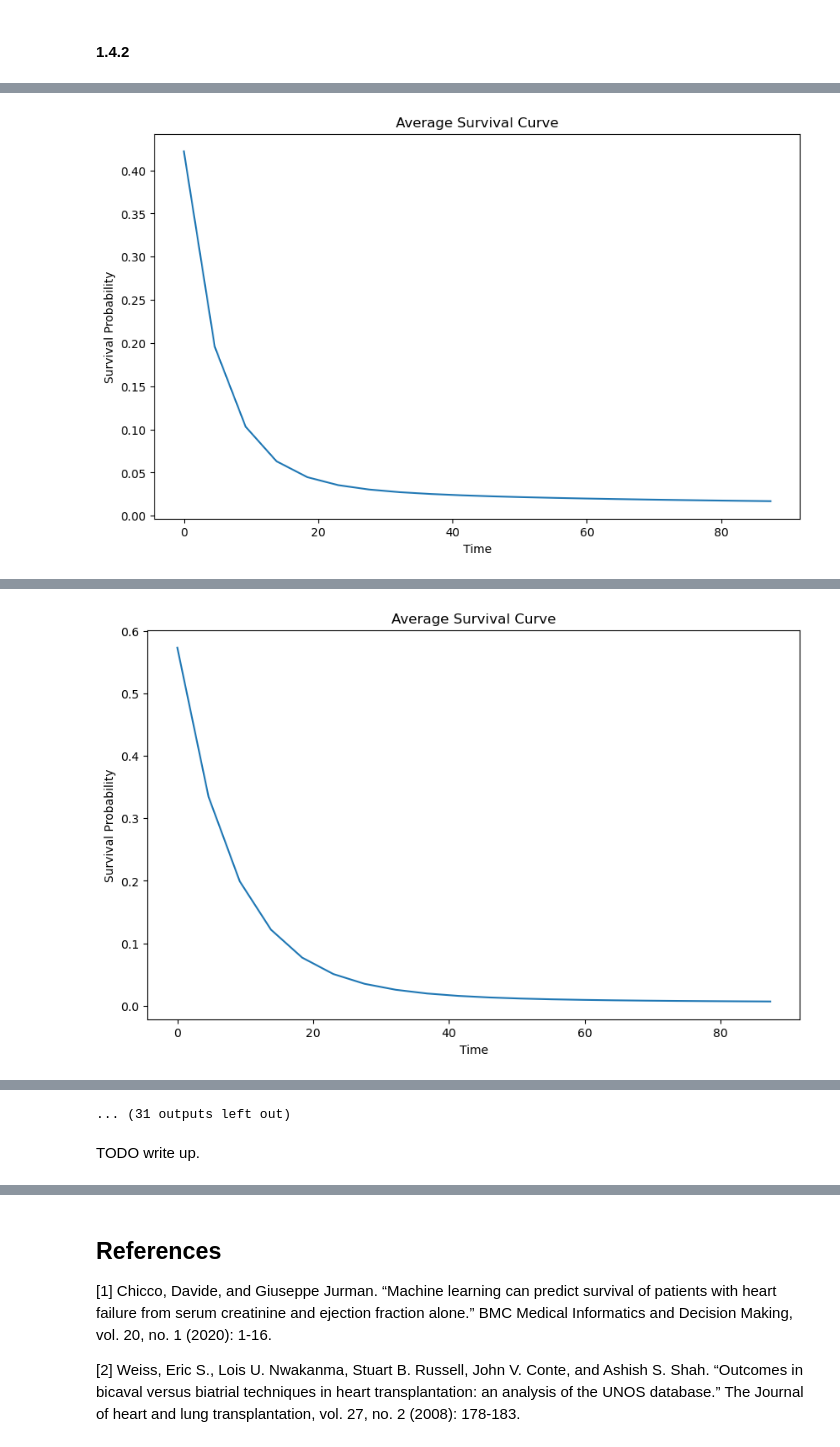
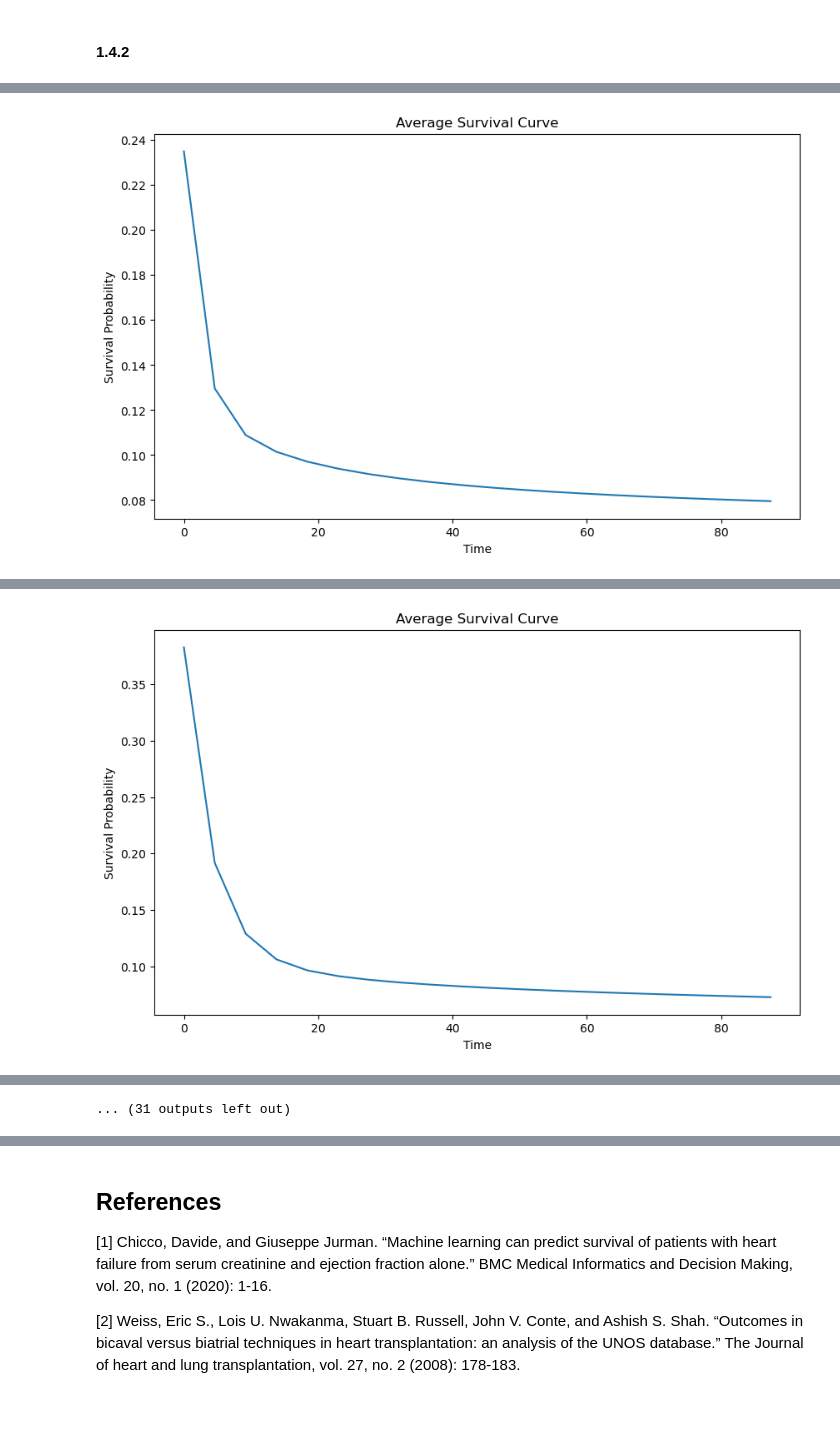
Before and after one commit to frances-dean/cph-200b, a Jupyter notebook: Proiect 1/Dean_PSet1_CPH200B.ipynb, the cells around one changed output, grey strips where cells are left out. Cells and saved outputs as stored; diff of their text form; code cells hidden in the pictures; blank space fills up the shorter version.

Commit message:
models no longer work...

```diff
--- a/Proiect 1/Dean_PSet1_CPH200B.ipynb
+++ b/Proiect 1/Dean_PSet1_CPH200B.ipynb
@@ -515,11 +510,11 @@ Ahmed, for easy testing of concordance on new data:
 # test["most_rcnt_creat"] = (test["most_rcnt_creat"] - test["most_rcnt_creat"].mean()) / test["most_rcnt_creat"].std()
 # test["init_bmi_calc"] = (test["init_bmi_calc"] - test["init_bmi_calc"].mean()) / test["init_bmi_calc"].std()
 
-# DeepSurvivalModel = SurvivalModel(df = test, covariates = patient_variables)
-# DeepSurvivalModel.load_state_dict(torch.load('deep_survival_model_weights_2_2_2025.pth'))
+DeepSurvivalModel = SurvivalModel(df = test, covariates = patient_variables)
+DeepSurvivalModel.load_state_dict(torch.load('deep_survival_model_weights_2_2_2025.pth'))
 
-# # Calculate concordance index
-# print(f'Concordance index on new data: {DeepSurvivalModel.concordance_index(test)}')
+# Calculate concordance index
+print(f'Concordance index on new data: {DeepSurvivalModel.faster_concordance_index(test)}')
 
-# # Plot average curve
-# DeepSurvivalModel.plot_average_survival(test)
+# Plot average curve
+DeepSurvivalModel.plot_average_survival(test)
@@ -723,21 +727,20 @@ for pycox_dataset in ['gbsg', 'metabric', 'nwtco', 'support', 'flchain']:
     domain_adaptation_model = DomainClassifier(input_dim=len(covariates))
 
 
-    domain_adaptation_model.fit(X = train_df[covariates], y = train_df[event_col], epochs=20, batch_size=len(train_df))
+    domain_adaptation_model.fit(X = train_df[covariates], y = train_df[event_col], epochs=100, batch_size=len(train_df))
     print(f'Domain classifier trained. AUC on test: {domain_adaptation_model.get_auc(test_df[covariates], test_df[event_col])}')
 
     print(f'Training deep survival model for {pycox_dataset} dataset...')
     DeepSurvivalModel = SurvivalModel(df = df, covariates = covariates,
                                       censor_col='censor_col', time_col=duration_col,
-                                      hidden_dims = [8, 8],
-                                        num_layers = [2, 2],
-                                        use_bn = True,
+                                      loss='partial_log_likelihood',
                                       domain_adapatation_model = domain_adaptation_model)
     DeepSurvivalModel.fit(epochs = 100, batch_size=len(df))
     print('Deep survival model trained.')
 
     print(f'Concordance index for {pycox_dataset} test dataset:')
-    print(DeepSurvivalModel.concordance_index(test_df))
+
+    print(DeepSurvivalModel.faster_concordance_index(test_df))
     DeepSurvivalModel.plot_average_survival(test_df)
 
     # Seems like this framework would do better if we didn't augment data ... so also try:
@@ -767,15 +770,13 @@ for pycox_dataset in ['gbsg', 'metabric', 'nwtco', 'support', 'flchain']:
     print(f'Training deep survival model for {pycox_dataset} dataset...')
     DeepSurvivalModel = SurvivalModel(df = df, covariates = covariates,
                                       censor_col='censor_col', time_col=duration_col,
-                                      hidden_dims = [256, 256],
-                                        num_layers = [5, 5],
-                                        use_bn = True,
+                                       loss='partial_log_likelihood',
                                       domain_adapatation_model = domain_adaptation_model)
     DeepSurvivalModel.fit(epochs = 100, batch_size=len(df))
     print('Deep survival model trained.')
 
     print(f'Concordance index for {pycox_dataset} test dataset:')
-    print(DeepSurvivalModel.concordance_index(test_df))
+    print(DeepSurvivalModel.faster_concordance_index(test_df))
     DeepSurvivalModel.plot_average_survival(test_df)
 
     print('Dropping the domain adaptation thing (not synthetic data either)...')
@@ -788,15 +789,13 @@ for pycox_dataset in ['gbsg', 'metabric', 'nwtco', 'support', 'flchain']:
 
     print(f'Training deep survival model for {pycox_dataset} dataset without domain adaptation...')
     DeepSurvivalModel = SurvivalModel(df = df, covariates = covariates,
-                                      hidden_dims = [256, 256],
-                                        num_layers = [5, 5],
-                                        use_bn = True,
+                                      loss='partial_log_likelihood',
                                       censor_col='censor_col', time_col=duration_col)
     DeepSurvivalModel.fit(epochs = 100, batch_size=len(df))
     print('Deep survival model trained.')
 
     print(f'Concordance index for {pycox_dataset} test dataset:')
-    print(DeepSurvivalModel.concordance_index(test_df))
+    print(DeepSurvivalModel.faster_concordance_index(test_df))
     DeepSurvivalModel.plot_average_survival(test_df)
 
     print('-------------------------------------------------------------------')
@@ -864,4 +866,4 @@ Predicting survival probabilities...
-[figure, old version]
+[figure, new version]
 Dropping the domain adaptation thing (not synthetic data either)...
 Training deep survival model for gbsg dataset without domain adaptation...
 Hazard model initializing...
@@ -882,4 +884,4 @@ Epoch 60, Loss: 7.2442
-[figure, old version]
+[figure, new version]
 -------------------------------------------------------------------
 -------------------------------------------------------------------
 
@@ -929,3 +927 @@ Epoch 0, Loss: 3014.6694
 ... (31 outputs left out)
-# %% [markdown]
-TODO write up.
```
Also changed, not shown: parts of 14 cells of this notebook, 2 other files.
